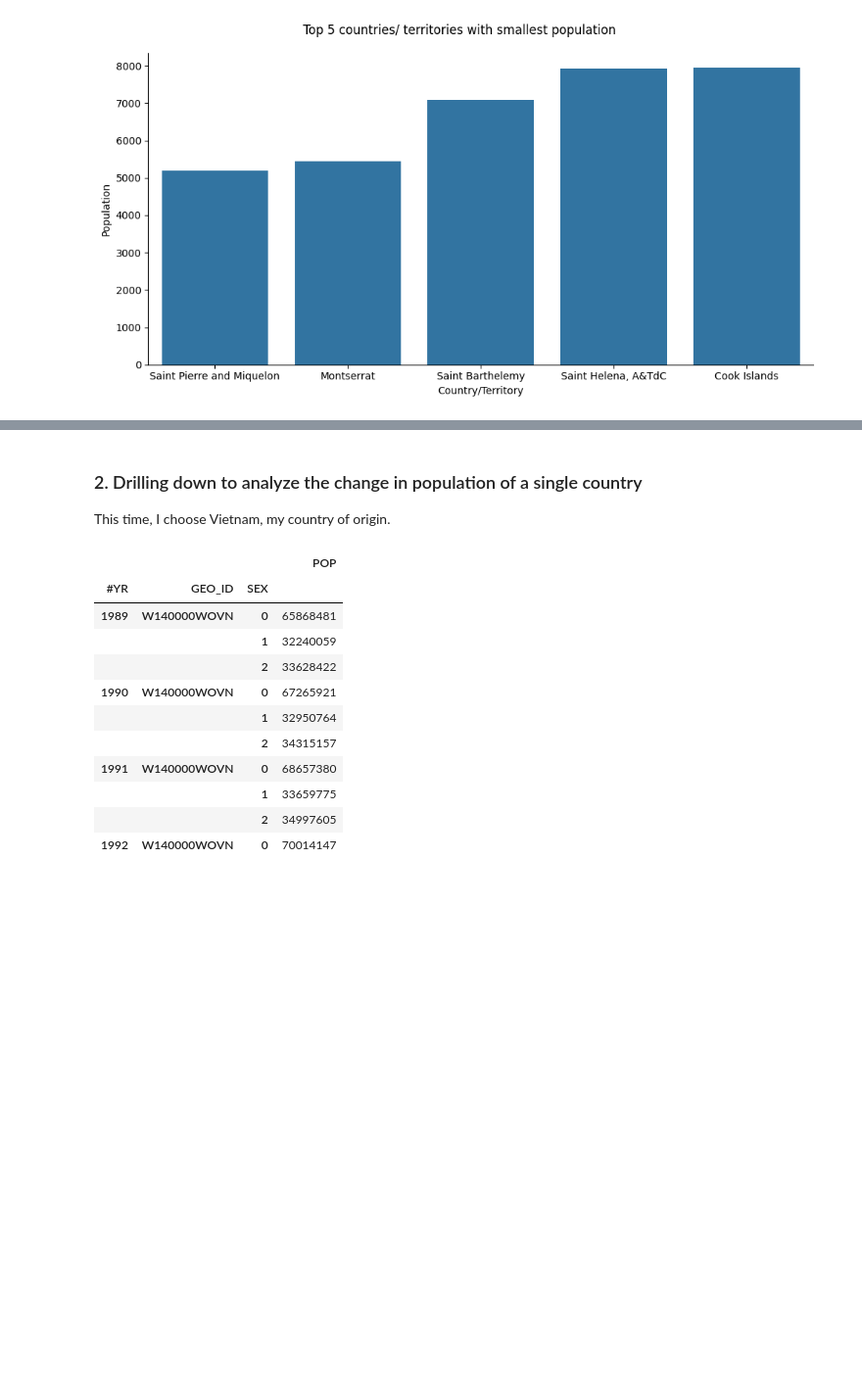
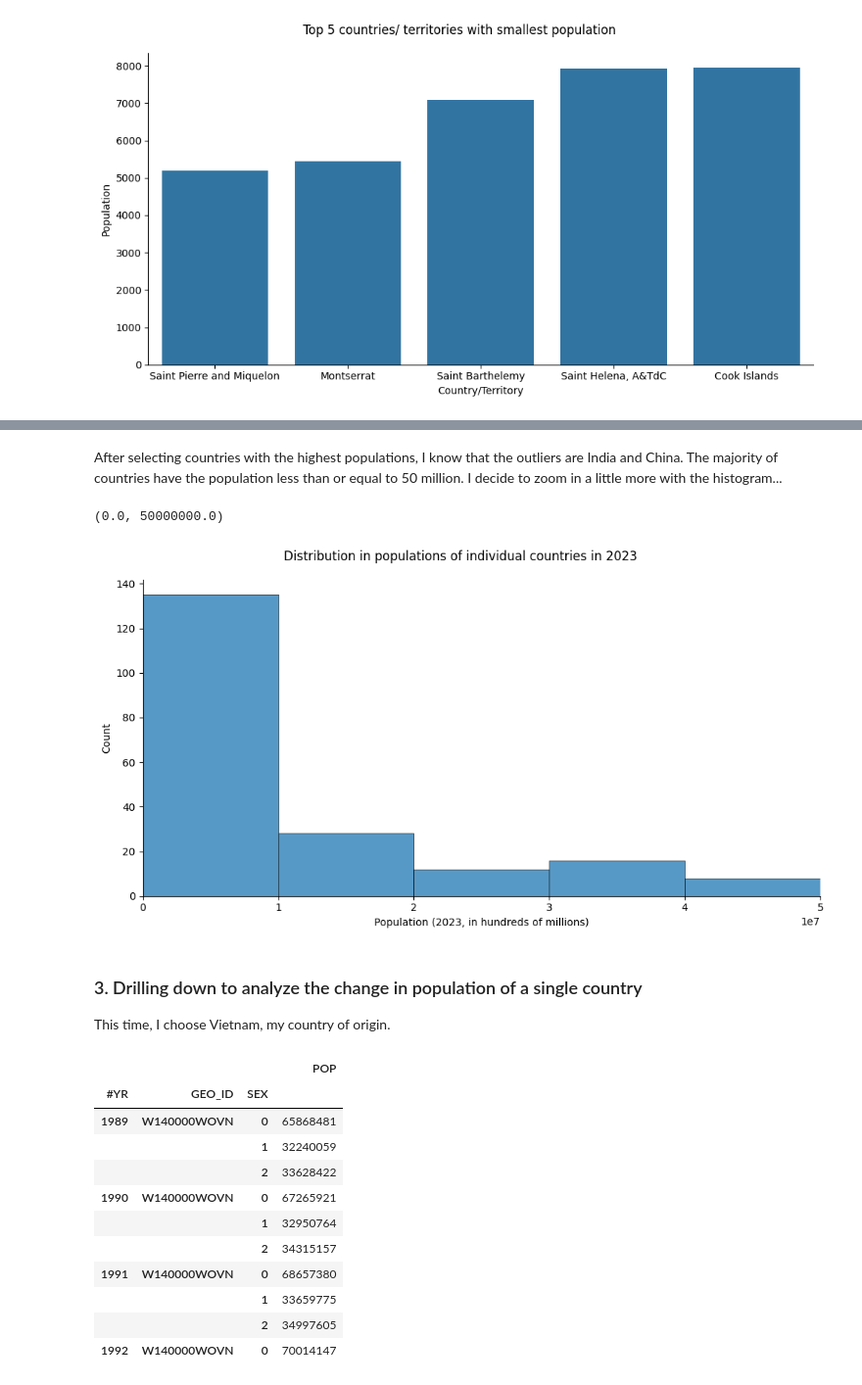
Before and after one commit to thaianle/international-database, a Jupyter notebook: idbsingleyear-python.ipynb, the cells around one changed output, grey strips where cells are left out. Shown at 98% size. Cells and saved outputs as stored; diff of their text form; code cells hidden in the pictures; blank space fills up the shorter version.

```diff
--- a/idbsingleyear-python.ipynb
+++ b/idbsingleyear-python.ipynb
@@ -174,5 +232,16 @@ Text(0.5, 1.05, 'Top 5 countries/ territories with smallest population')
+# %% [markdown]
+After selecting countries with the highest populations, I know that the outliers are India and China.
+The majority of countries have the population less than or equal to 50 million. I decide to zoom in a little more with the histogram...
+# %%
+dist_pop_1 = sns.displot(data = idb_0_2023, x = 'POP', kind = 'hist', aspect = 2, binwidth = 1 * (10 ** 7))
+dist_pop_1.set_axis_labels('Population (2023, in hundreds of millions)', 'Count')
+dist_pop_1.fig.suptitle('Distribution in populations of individual countries in 2023', y = 1.05)
+plt.xlim(0, 0.5 * (10 ** 8))
+# %% [output]
+(0.0, 50000000.0)
+[figure, added]
 # %% [markdown]
-### 2. Drilling down to analyze the change in population of a single country
+### 3. Drilling down to analyze the change in population of a single country
 
 This time, I choose Vietnam, my country of origin.
 # %%
```
Also changed, not shown: parts of 11 cells of this notebook.
